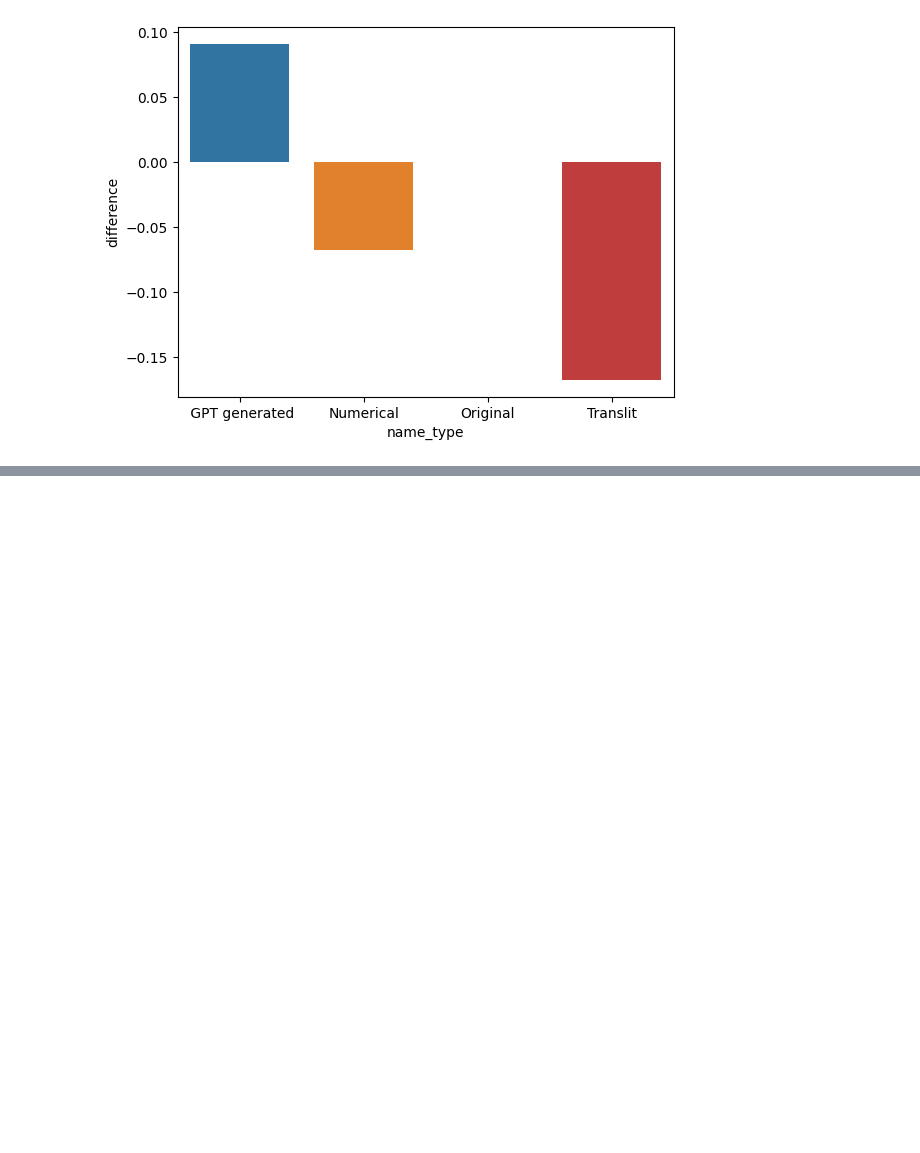
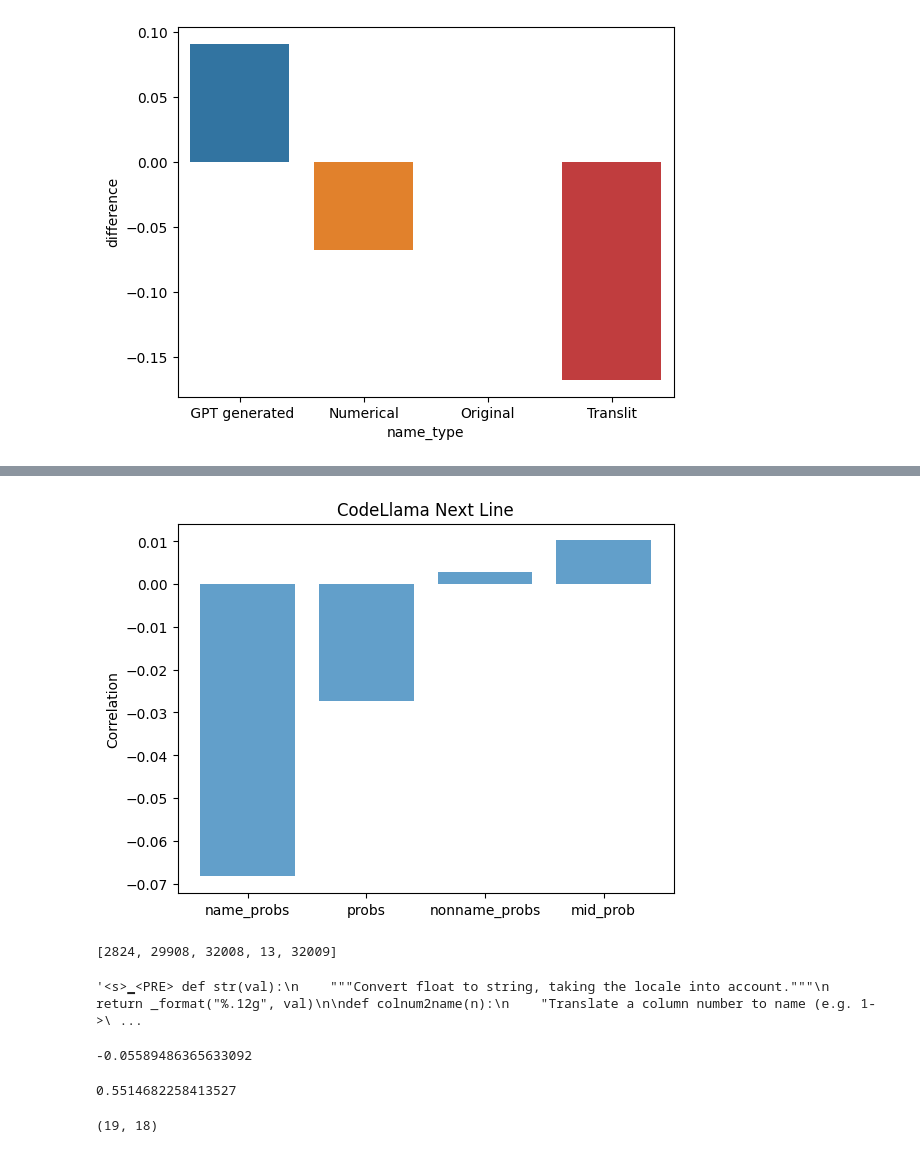
Before and after one commit to JetBrains-Research/effective-inference, a Jupyter notebook: notebooks/Untitled.ipynb, the cells around one changed output, grey strips where cells are left out. Cells and saved outputs as stored; diff of their text form; code cells hidden in the pictures; blank space fills up the shorter version.

```diff
--- a/notebooks/Untitled.ipynb
+++ b/notebooks/Untitled.ipynb
@@ -235,0 +259,19 @@ plt.show()
+# %%
+line_probs = pd.read_csv('/home/sasha/effective-inference/clean_naming/logs/generation_data_1706519683.9933228.csv', index_col = 0)
+line_probs['tokenised_name'] = line_probs['tokenised_name'].apply(lambda x: list(map(int, x[4:-2].split(','))))
+line_probs['probs'] = line_probs['probs'].apply(lambda x: list(map(float, x[1:-1].split(','))))
+line_probs['ids'] = line_probs['ids'].apply(lambda x: list(map(int, x[1:-1].split(','))))
+
+next_line = code_lama_line
+
+next_line['ids_prompt'] = line_probs['ids']
+next_line['probs'] = line_probs['probs']
+next_line['tokenised_name'] = line_probs['tokenised_name']
+def name_probs(x):
+    return [el for i, el in enumerate(x['probs']) if x['ids_prompt'][i] in x['tokenised_name']]
+next_line['name_probs']  = next_line.apply(lambda x:name_probs(x), axis=1)
+def nonname_probs(x):
+    return [el for i, el in enumerate(x['probs']) if x['ids_prompt'][i] not in x['tokenised_name']]
+next_line['nonname_probs']  = next_line.apply(lambda x:nonname_probs(x), axis=1)
+
+next_line.head()
@@ -235,0 +316,24 @@ plt.show()
+# %%
+categories = ['Original', 'GPT generated', 'Numerical', 'Translit']
+d= []
+features = ['name_probs', 'probs', 'nonname_probs', 'mid_prob']
+for i in features:
+    d.append(pearsonr(next_line[i].apply(np.mean), next_line['answer'])[0])
+
+d.append(pearsonr(next_line[i].apply(np.mean), next_line['answer'])[0])
+
+
+# Plotting
+
+index = range(4)
+plt.bar(index, d, alpha=0.7)
+
+# Customize plot
+plt.title('CodeLlama Next Line')
+plt.ylabel('Correlation')
+plt.xticks(index, features)
+
+# Show plot
+plt.show()
+# %% [output]
+[figure, added]
@@ -235,0 +344,16 @@ plt.show()
+# %%
+next_line.iloc[0]['ids_prompt'][-5:]
+# %% [output]
+[2824, 29908, 32008, 13, 32009]
+# %%
+tokenizer.decode(next_line.iloc[0]['ids_prompt'])
+# %% [output]
+'<s>▁<PRE> def str(val):\n    """Convert float to string, taking the locale into account."""\n    return _format("%.12g", val)\n\ndef colnum2name(n):\n    "Translate a column number to name (e.g. 1->\ ...
+# %%
+pearsonr(next_line['name_probs'].apply(np.mean), next_line['scores'].apply(np.mean))[0]
+# %% [output]
+-0.05589486365633092
+# %%
+pearsonr(next_line['mean_name_scores'].fillna(0), next_line['answer'])[0]
+# %% [output]
+0.5514682258413527
@@ -235,0 +362,5 @@ plt.show()
+# %%
+n_1_indexes = next_line[(next_line['answer']==0) & (next_line['name_type']=='Original')].index
+next_line.loc[n_1_indexes +3][next_line['answer'] == 1].shape
+# %% [output]
+(19, 18)
```
Also changed, not shown: parts of 17 cells of this notebook, 6 other files.
